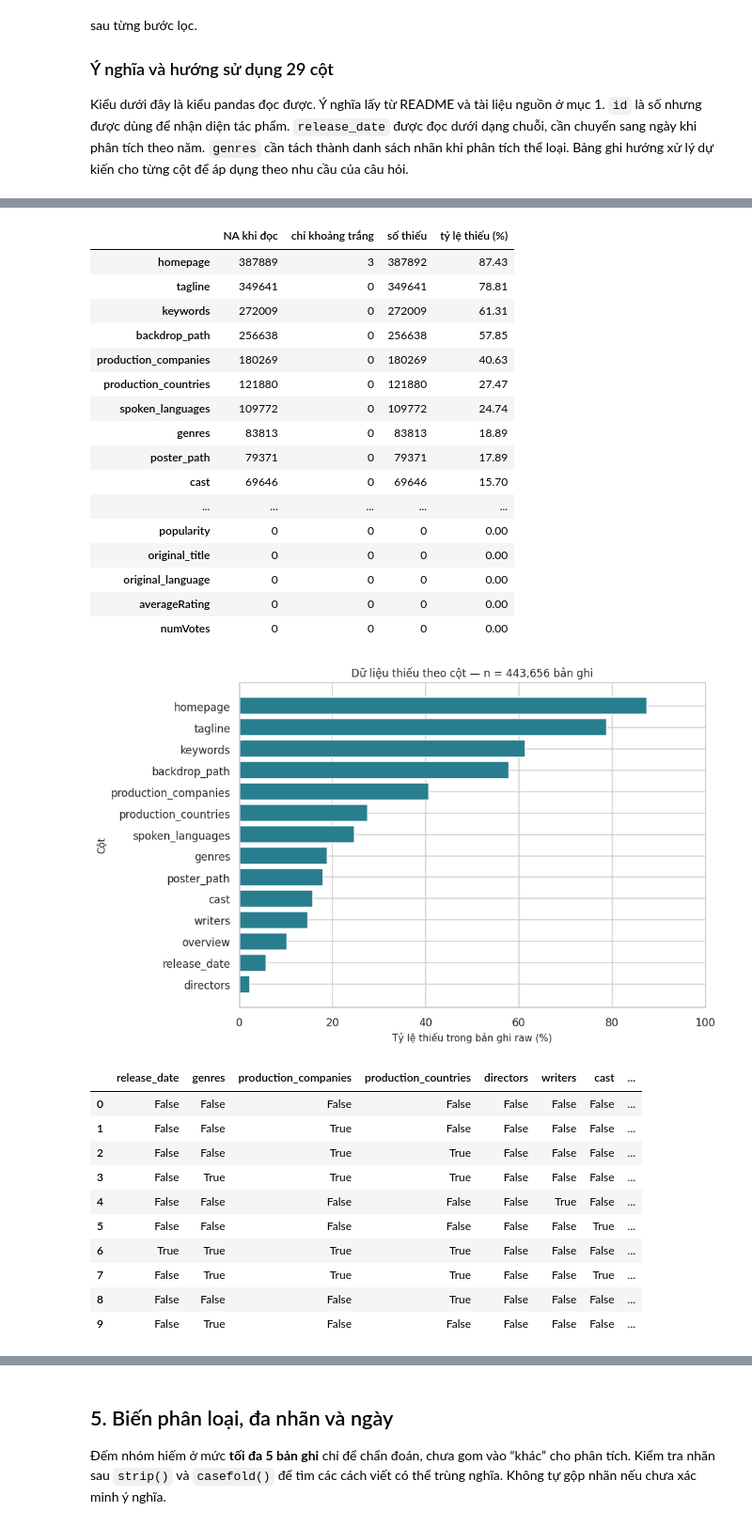
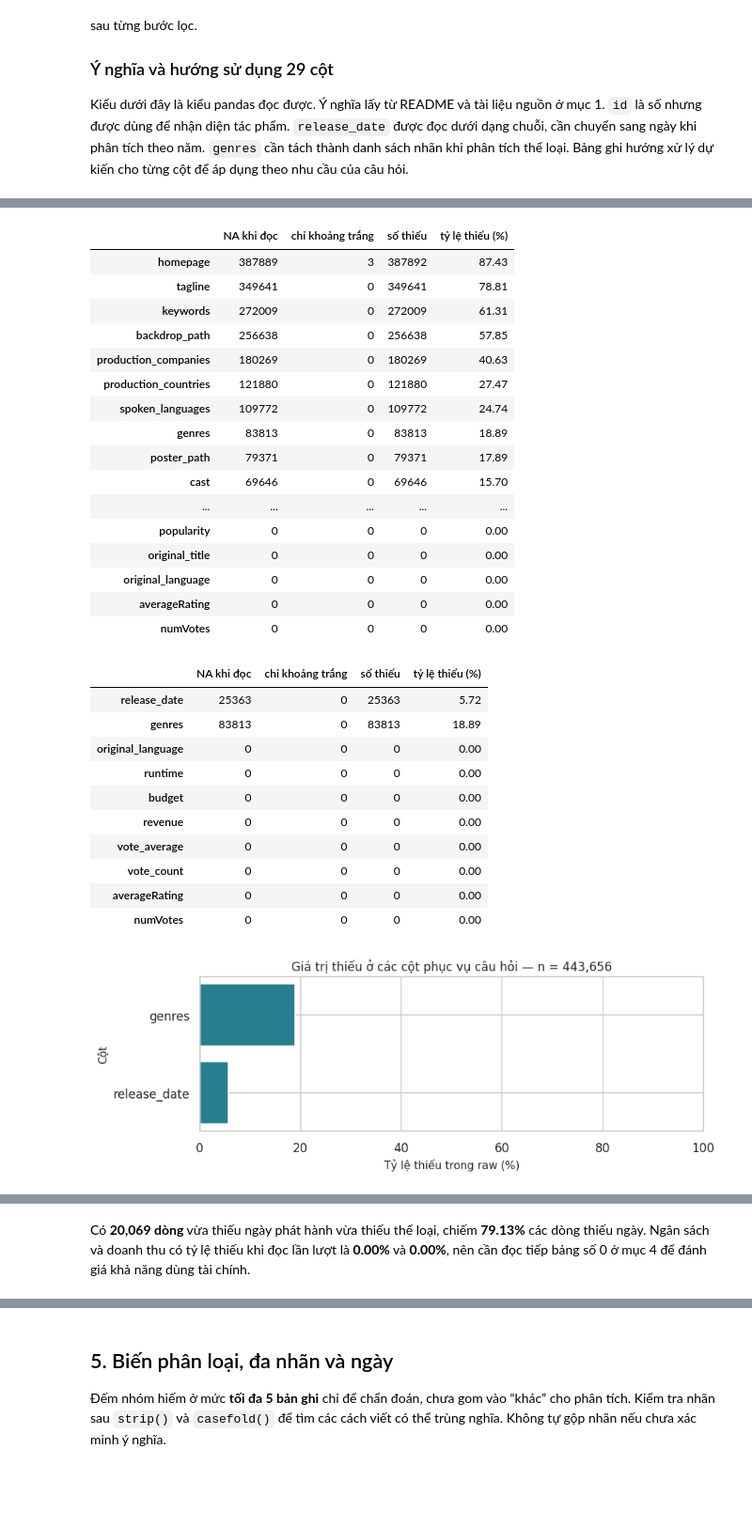
Before and after one commit to tranthuankhang/Movies-Dataset, a Jupyter notebook: notebooks/01_collection_exploration.ipynb, the cells around one changed output, grey strips where cells are left out. Shown at 94% size. Saved outputs shown, nothing was run; the diff lists cells and outputs as text; code cells hidden in the pictures; blank space fills up the shorter version.

Commit message:
Update notebook 01 with finalized questions, z-score, correlation heatmap and sync docs

```diff
--- a/notebooks/01_collection_exploration.ipynb
+++ b/notebooks/01_collection_exploration.ipynb
@@ -311,67 +345,86 @@ Sự thiếu đồng thời hoặc khác biệt giữa các nhóm chưa chứng
 # %%
-missing_table = pd.DataFrame({'NA khi đọc': movies.isna().sum(), 'chỉ khoảng trắng': space_only,
-                              'số thiếu': missing.sum(), 'tỷ lệ thiếu (%)': 100 * missing.mean()})
-missing_table = missing_table.sort_values('số thiếu', ascending=False)
+missing_table = pd.DataFrame({
+    'NA khi đọc': movies.isna().sum(),
+    'chỉ khoảng trắng': space_only,
+    'số thiếu': missing.sum(),
+    'tỷ lệ thiếu (%)': 100 * missing.mean(),
+}).sort_values('số thiếu', ascending=False)
 display(missing_table.round(2))
-fig, ax = plt.subplots(figsize=(9, 5.5), layout='constrained')
-shown = missing_table.loc[missing_table['số thiếu'].gt(0)].sort_values('tỷ lệ thiếu (%)')
+
+important = ['release_date', 'genres', 'original_language', 'runtime', 'budget', 'revenue',
+             'vote_average', 'vote_count', 'averageRating', 'numVotes']
+display(missing_table.loc[important].round(2))
+shown = missing_table.loc[important].query('`số thiếu` > 0').sort_values('tỷ lệ thiếu (%)')
+fig, ax = plt.subplots(figsize=(8, 2.8), layout='constrained')
 ax.barh(shown.index, shown['tỷ lệ thiếu (%)'], color='#287e8e')
-ax.set(xlabel='Tỷ lệ thiếu trong bản ghi raw (%)', ylabel='Cột',
-       title=f'Dữ liệu thiếu theo cột — n = {n:,} bản ghi', xlim=(0, 100))
+ax.set(xlabel='Tỷ lệ thiếu trong raw (%)', ylabel='Cột', xlim=(0, 100),
+       title=f'Giá trị thiếu ở các cột phục vụ câu hỏi — n = {n:,}')
 plt.show()
-important = ['release_date', 'genres', 'production_companies', 'production_countries',
-             'directors', 'writers', 'cast']
-patterns = missing[important].value_counts().head(10).rename('số dòng').reset_index()
+
+pattern_columns = ['release_date', 'genres', 'original_language']
+patterns = missing[pattern_columns].value_counts().rename('số dòng').reset_index()
 patterns['tỷ lệ raw (%)'] = 100 * patterns['số dòng'] / n
 display(patterns.round(2))
-display((missing[important].astype('int64').T @ missing[important].astype('int64'))
-        .rename_axis(index='Thiếu ở cột', columns='Đồng thời thiếu ở cột'))
-# Cờ 0 là chẩn đoán riêng, không được trộn vào định nghĩa thiếu thật.
-availability = missing[important].rename(columns=lambda c: 'thiếu_' + c).copy()
+co_missing = missing[pattern_columns].astype('int64').T @ missing[pattern_columns].astype('int64')
+display(co_missing.rename_axis(index='Thiếu ở cột', columns='Đồng thời thiếu ở cột'))
+
+availability = missing[pattern_columns].rename(columns=lambda col: 'thiếu_' + col).copy()
 availability['budget_bằng_0'] = movies.budget.eq(0)
 availability['revenue_bằng_0'] = movies.revenue.eq(0)
 availability['runtime_bằng_0'] = movies.runtime.eq(0)
 availability['TMDB_không_lượt_chấm'] = movies.vote_count.eq(0)
 
 def missing_by_group(groups):
     result = availability.groupby(groups, observed=True, dropna=False).mean().mul(100)
     result.insert(0, 'số dòng', groups.value_counts(dropna=False))
     return result.round(2)
 
 display(missing_by_group(movies.status))
 top_languages = movies.original_language.value_counts().head(10).index
-language_groups = movies.original_language.where(movies.original_language.isin(top_languages), 'Các ngôn ngữ còn lại')
+language_groups = movies.original_language.where(
+    movies.original_language.isin(top_languages), 'Các ngôn ngữ còn lại')
 display(missing_by_group(language_groups))
+
 release_dates = pd.to_datetime(movies.release_date, format='%Y-%m-%d', errors='coerce')
-decades = ((release_dates.dt.year // 10) * 10).astype('Int64').astype('string').fillna('Thiếu/không đọc được')
+release_years = release_dates.dt.year
+decades = ((release_years // 10) * 10).astype('Int64').astype('string').fillna('Thiếu/không đọc được')
 display(missing_by_group(decades))
+
+joint_missing = int((missing.release_date & missing.genres).sum())
+display(Markdown(
+    f'Có **{joint_missing:,} dòng** vừa thiếu ngày phát hành vừa thiếu thể loại, '
+    f'chiếm **{joint_missing / missing.release_date.sum():.2%}** các dòng thiếu ngày. '
+    f'Ngân sách và doanh thu có tỷ lệ thiếu khi đọc lần lượt là '
+    f'**{missing.budget.mean():.2%}** và **{missing.revenue.mean():.2%}**, '
+    'nên cần đọc tiếp bảng số 0 ở mục 4 để đánh giá khả năng dùng tài chính.'
+))
 # %% [output]
 |  | NA khi đọc | chỉ khoảng trắng | số thiếu | tỷ lệ thiếu (%) |
 | homepage | 387889 | 3 | 387892 | 87.43 |
 | tagline | 349641 | 0 | 349641 | 78.81 |
 | keywords | 272009 | 0 | 272009 | 61.31 |
 | backdrop_path | 256638 | 0 | 256638 | 57.85 |
 | production_companies | 180269 | 0 | 180269 | 40.63 |
 | production_countries | 121880 | 0 | 121880 | 27.47 |
 | spoken_languages | 109772 | 0 | 109772 | 24.74 |
 | genres | 83813 | 0 | 83813 | 18.89 |
 | poster_path | 79371 | 0 | 79371 | 17.89 |
 | cast | 69646 | 0 | 69646 | 15.70 |
 | ... | ... | ... | ... | ... |
 | popularity | 0 | 0 | 0 | 0.00 |
 | original_title | 0 | 0 | 0 | 0.00 |
 | original_language | 0 | 0 | 0 | 0.00 |
 | averageRating | 0 | 0 | 0 | 0.00 |
 | numVotes | 0 | 0 | 0 | 0.00 |
+|  | NA khi đọc | chỉ khoảng trắng | số thiếu | tỷ lệ thiếu (%) |
+| release_date | 25363 | 0 | 25363 | 5.72 |
+| genres | 83813 | 0 | 83813 | 18.89 |
+| original_language | 0 | 0 | 0 | 0.00 |
+| runtime | 0 | 0 | 0 | 0.00 |
+| budget | 0 | 0 | 0 | 0.00 |
+| revenue | 0 | 0 | 0 | 0.00 |
+| vote_average | 0 | 0 | 0 | 0.00 |
+| vote_count | 0 | 0 | 0 | 0.00 |
+| averageRating | 0 | 0 | 0 | 0.00 |
+| numVotes | 0 | 0 | 0 | 0.00 |
-[figure, old version]
+[figure, new version]
-|  | release_date | genres | production_companies | production_countries | directors | writers | cast | ... |
-| 0 | False | False | False | False | False | False | False | ... |
-| 1 | False | False | True | False | False | False | False | ... |
-| 2 | False | False | True | True | False | False | False | ... |
-| 3 | False | True | True | True | False | False | False | ... |
-| 4 | False | False | False | False | False | True | False | ... |
-| 5 | False | False | False | False | False | False | True | ... |
-| 6 | True | True | True | True | False | False | False | ... |
-| 7 | False | True | True | True | False | False | True | ... |
-| 8 | False | False | False | True | False | False | False | ... |
-| 9 | False | True | False | False | False | False | False | ... |
@@ -426,0 +481 @@ display(missing_by_group(decades))
+Có **20,069 dòng** vừa thiếu ngày phát hành vừa thiếu thể loại, chiếm **79.13%** các dòng thiếu ngày. Ngân sách và doanh thu có tỷ lệ thiếu khi đọc lần lượt là **0.00%** và **0.00%**, nên cần đọc tiếp bảng số 0 ở mục 4 để đánh giá khả năng dùng tài chính.
```
Also changed, not shown: parts of 51 cells of this notebook, 5 other files.
